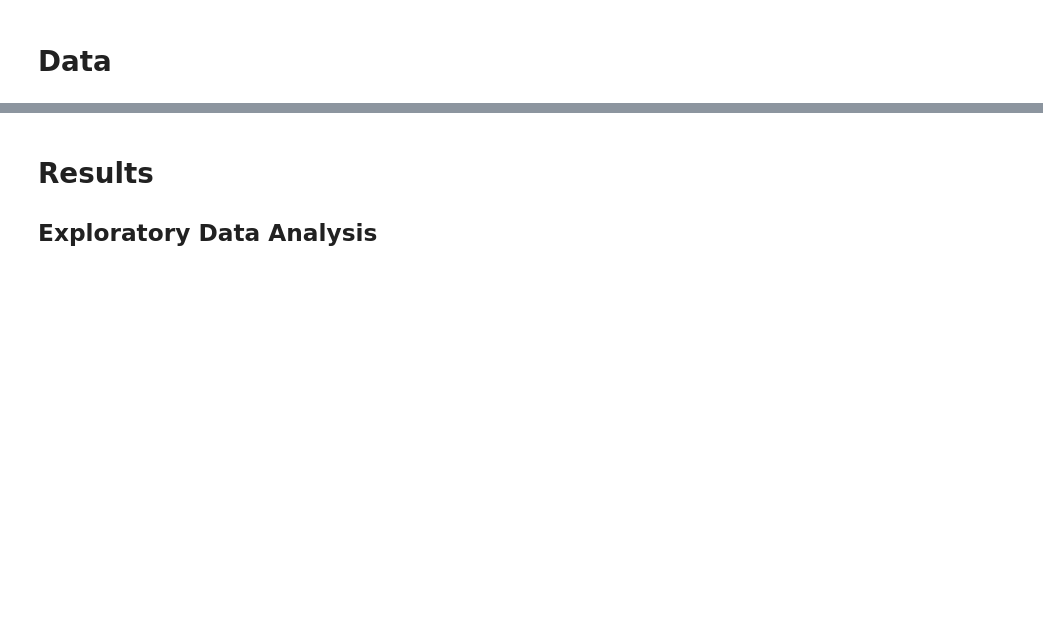
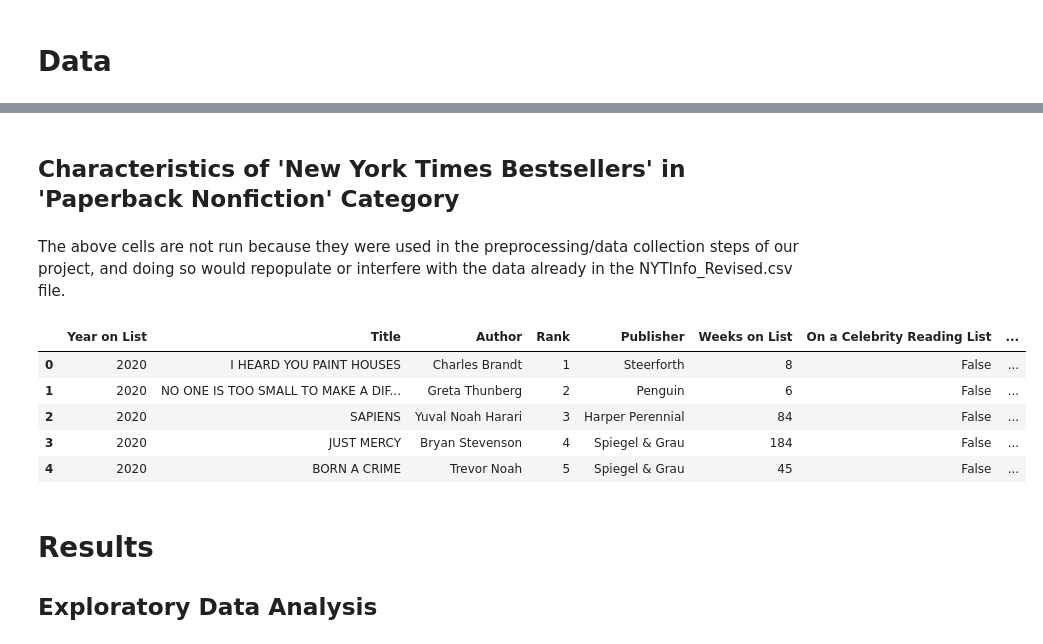
Before and after one commit to satyar2003/cogs-108-project, a Jupyter notebook: FinalProject_Group019-FA24.ipynb, the cells around one changed output, grey strips where cells are left out. Cells and saved outputs as stored; diff of their text form; code cells hidden in the pictures; blank space fills up the shorter version.

Commit message:
edited data section

```diff
--- a/FinalProject_Group019-FA24.ipynb
+++ b/FinalProject_Group019-FA24.ipynb
@@ -123,0 +100,2 @@ Below is a collection of links from which we pulled our data:
+# %% [markdown]
+## Characteristics of 'New York Times Bestsellers' in 'Paperback Nonfiction' Category
@@ -124,3 +189,16 @@ Below is a collection of links from which we pulled our data:
+# %% [markdown]
+The above cells are not run because they were used in the preprocessing/data collection steps of our project, and doing so would repopulate or interfere with the data already in the NYTInfo_Revised.csv file.
+# %%
+import pandas as pd
+df = pd.read_csv("Bookinfo.csv")
+df.head() #final dataset
+# %% [output]
+|  | Year on List | Title | Author | Rank | Publisher | Weeks on List | On a Celebrity Reading List | ... |
+| 0 | 2020 | I HEARD YOU PAINT HOUSES | Charles Brandt | 1 | Steerforth | 8 | False | ... |
+| 1 | 2020 | NO ONE IS TOO SMALL TO MAKE A DIF... | Greta Thunberg | 2 | Penguin | 6 | False | ... |
+| 2 | 2020 | SAPIENS | Yuval Noah Harari | 3 | Harper Perennial | 84 | False | ... |
+| 3 | 2020 | JUST MERCY | Bryan Stevenson | 4 | Spiegel & Grau | 184 | False | ... |
+| 4 | 2020 | BORN A CRIME | Trevor Noah | 5 | Spiegel & Grau | 45 | False | ... |
 # %% [markdown]
 # Results
 
```
Also changed, not shown: parts of 10 cells of this notebook.
